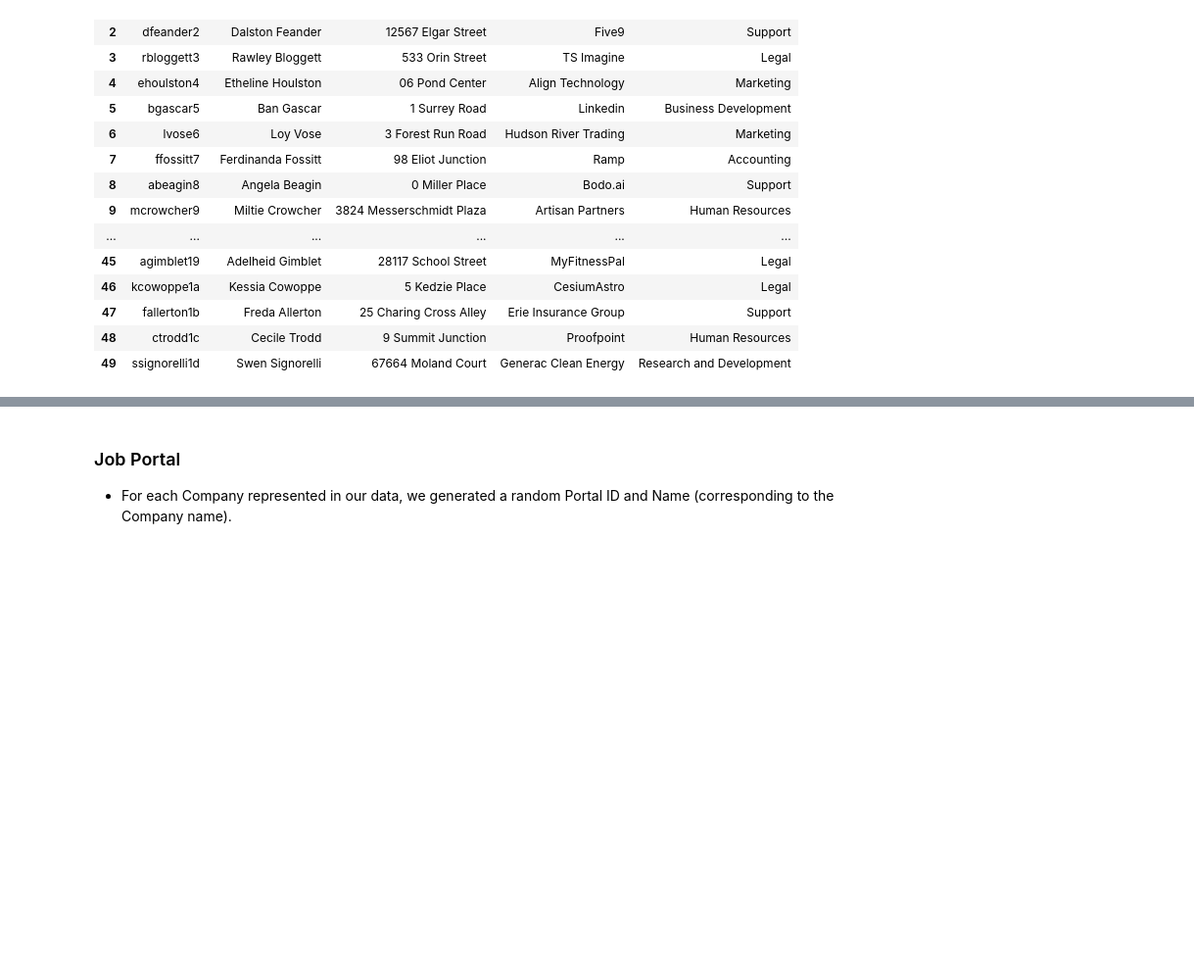
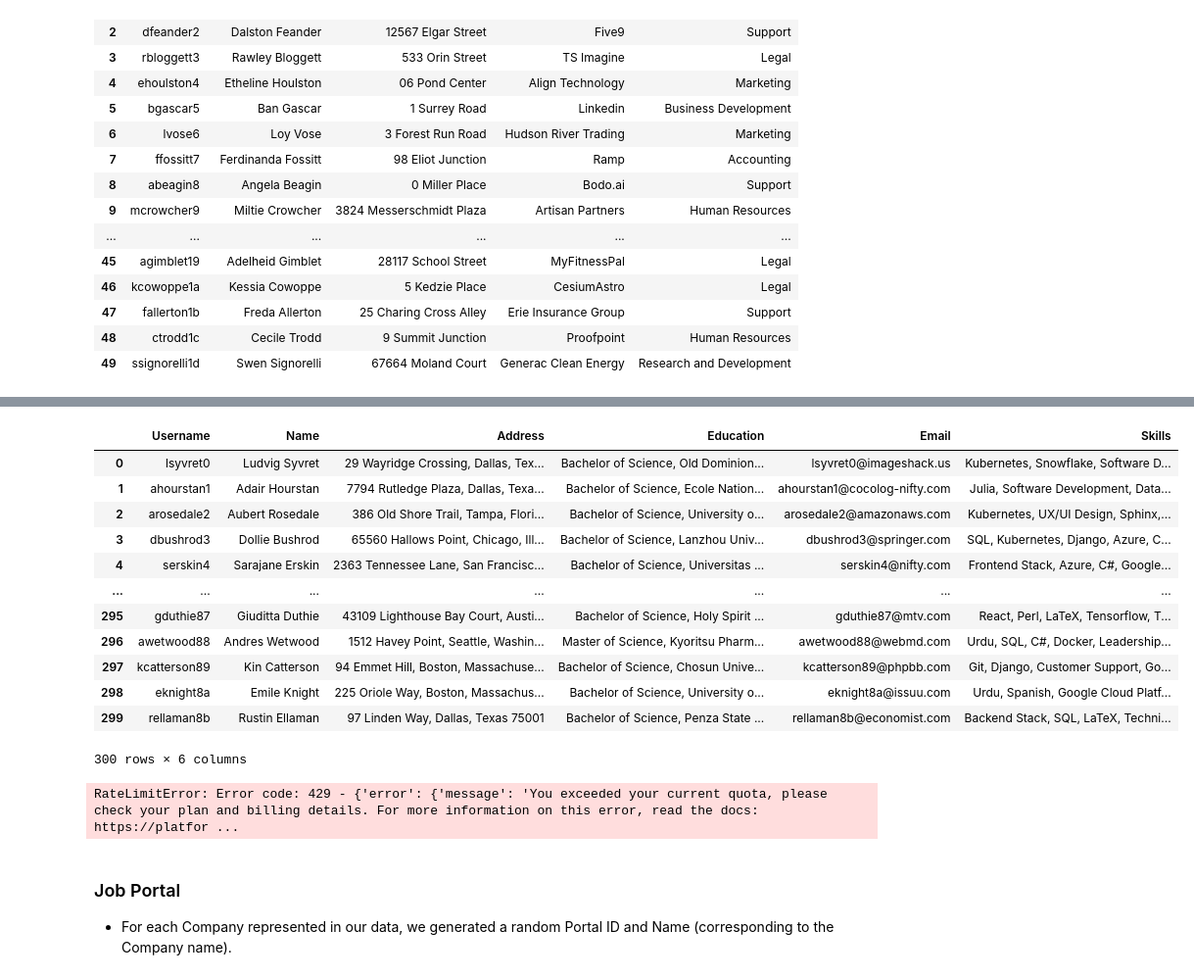
Before and after one commit to vbainwala/TalentTrove, a Jupyter notebook: make_data.ipynb, the cells around one changed output, grey strips where cells are left out. Shown at 98% size. Saved outputs shown, nothing was run; the diff lists cells and outputs as text; code cells hidden in the pictures; blank space fills up the shorter version.

```diff
--- a/make_data.ipynb
+++ b/make_data.ipynb
@@ -143,0 +168,12 @@ duration_vals = ['4 weeks', '8 weeks', '12 weeks', '16 weeks']
+# %%
+job_skills = ['Python', 'Scala', 'Pandas', 'AI/ML frameworks', 'PyTorch', 'Keras', 'Tensorflow', 'AWS', 'Azure', 'Google Cloud Platform', 'SQL', 'Oracle Databases', 'Databases', 'Java', 'Julia', 'Pascal', 'Perl', 'LaTeX', 'Scheme', 'Ruby', 'Ruby SQL', 'Flask', 'SQLite', 'PostgreSQL', 'MySQL', 'Tableau', 'PowerBI', 'Software Development', 'C++', 'C#', 'HTML/CSS/JavaScript', 'HTML/CSS', 'JavaScript', 'MongoDB', 'Neo4j', 'Agile', 'Scrum', 'Vue.js', 'React', 'Angular', 'Docker', 'Kubernetes', 'Sphinx', 'Jupyter', 'Git', 'Algorithms', 'Django', 'Problem-Solving', 'Leadership', 'Communication', 'Web Development', 'Frontend Stack', 'Backend Stack', 'Adobe Creative Suite', 'Financial modeling', 'Spanish', 'French', 'Hindi', 'Urdu', 'German', 'Italian', 'American Sign Language', 'Cybersecurity', 'Linux', 'Bash Scripting', 'Customer Support', 'Project Management', 'Networking Fundamentals', 'Algorithms', 'Jenkins', 'Kotlin', 'Swift', 'OOP', 'Ansible', 'Snowflake', 'Databricks', 'Budgeting', 'UX/UI Design', 'Graphic Design', 'Content Marketing', 'Technical Writing', 'SEO/SEM', 'Social Media Marketing', 'Hootsuite']
+
+def get_random_skills(job_skills):
+    # Pick random number of skills between 3 and 12
+    num_skills = random.randint(5, 12)
+    skills = []
+    for i in range(num_skills):
+        skills.append(random.choice(job_skills))
+    skills = list(set(skills))
+    skills_str = ', '.join(skills)
+    return skills_str
@@ -338,0 +408,3 @@ recruiter_df.to_csv('data/Recruiter.csv', index=False)
+# %%
+candidate_df = pd.read_csv('data/Mockaroo/Mockaroo-Candidate.csv')
+candidate_df
@@ -338,0 +425,5 @@ recruiter_df.to_csv('data/Recruiter.csv', index=False)
+# %%
+# Adjust street addresses to also have city, state, and zip code
+candidate_df['Address'] = candidate_df['Address'].apply(lambda x: generate_address(x).strip('"'))
+candidate_df['Address'] = candidate_df['Address'].astype(str)
+candidate_df
@@ -338,0 +444,7 @@ recruiter_df.to_csv('data/Recruiter.csv', index=False)
+# %%
+# Populate Education column with random degrees
+degree_options = ['High School Diploma', 'Bachelor of Science', 'Bachelor of Arts', 'Master of Science', 'Master of Arts', 'PhD in Computer Science']
+probabilities_degree = [0.03, 0.60, 0.15, 0.15, 0.05, 0.02]
+degrees = np.random.choice(degree_options, size=len(candidate_df), p=probabilities_degree)
+candidate_df['Education'] = candidate_df.apply(lambda row: f"{degrees[row.name]}, {row['Education']}" if row['Education'] != 'High School Diploma' and degrees[row.name] != 'High School Diploma' else 'High School Diploma', axis=1)
+candidate_df
@@ -338,0 +465,19 @@ recruiter_df.to_csv('data/Recruiter.csv', index=False)
+# %%
+# Populate Skills column randomly using skills used to populate job postings
+skills_vals = [get_random_skills(job_skills) for i in range(len(candidate_df))]
+candidate_df = candidate_df.assign(Skills=skills_vals)
+candidate_df
+# %% [output]
+|  | Username | Name | Address | Education | Email | Skills |
+| 0 | lsyvret0 | Ludvig Syvret | 29 Wayridge Crossing, Dallas, Tex... | Bachelor of Science, Old Dominion... | lsyvret0@imageshack.us | Kubernetes, Snowflake, Software D... |
+| 1 | ahourstan1 | Adair Hourstan | 7794 Rutledge Plaza, Dallas, Texa... | Bachelor of Science, Ecole Nation... | ahourstan1@cocolog-nifty.com | Julia, Software Development, Data... |
+| 2 | arosedale2 | Aubert Rosedale | 386 Old Shore Trail, Tampa, Flori... | Bachelor of Science, University o... | arosedale2@amazonaws.com | Kubernetes, UX/UI Design, Sphinx,... |
+| 3 | dbushrod3 | Dollie Bushrod | 65560 Hallows Point, Chicago, Ill... | Bachelor of Science, Lanzhou Univ... | dbushrod3@springer.com | SQL, Kubernetes, Django, Azure, C... |
+| 4 | serskin4 | Sarajane Erskin | 2363 Tennessee Lane, San Francisc... | Bachelor of Science, Universitas ... | serskin4@nifty.com | Frontend Stack, Azure, C#, Google... |
+| ... | ... | ... | ... | ... | ... | ... |
+| 295 | gduthie87 | Giuditta Duthie | 43109 Lighthouse Bay Court, Austi... | Bachelor of Science, Holy Spirit ... | gduthie87@mtv.com | React, Perl, LaTeX, Tensorflow, T... |
+| 296 | awetwood88 | Andres Wetwood | 1512 Havey Point, Seattle, Washin... | Master of Science, Kyoritsu Pharm... | awetwood88@webmd.com | Urdu, SQL, C#, Docker, Leadership... |
+| 297 | kcatterson89 | Kin Catterson | 94 Emmet Hill, Boston, Massachuse... | Bachelor of Science, Chosun Unive... | kcatterson89@phpbb.com | Git, Django, Customer Support, Go... |
+| 298 | eknight8a | Emile Knight | 225 Oriole Way, Boston, Massachus... | Bachelor of Science, University o... | eknight8a@issuu.com | Urdu, Spanish, Google Cloud Platf... |
+| 299 | rellaman8b | Rustin Ellaman | 97 Linden Way, Dallas, Texas 75001 | Bachelor of Science, Penza State ... | rellaman8b@economist.com | Backend Stack, SQL, LaTeX, Techni... |
+300 rows × 6 columns
@@ -338,0 +507,6 @@ recruiter_df.to_csv('data/Recruiter.csv', index=False)
+# %%
+# Test run
+test_row = list(candidate_df.iloc[0])
+generate_plaintext_resume(test_row[1], test_row[2], test_row[4], test_row[3], test_row[5])
+# %% [output]
+RateLimitError: Error code: 429 - {'error': {'message': 'You exceeded your current quota, please check your plan and billing details. For more information on this error, read the docs: https://platfor ...
```
Also changed, not shown: parts of 22 cells of this notebook, 2 other files.
